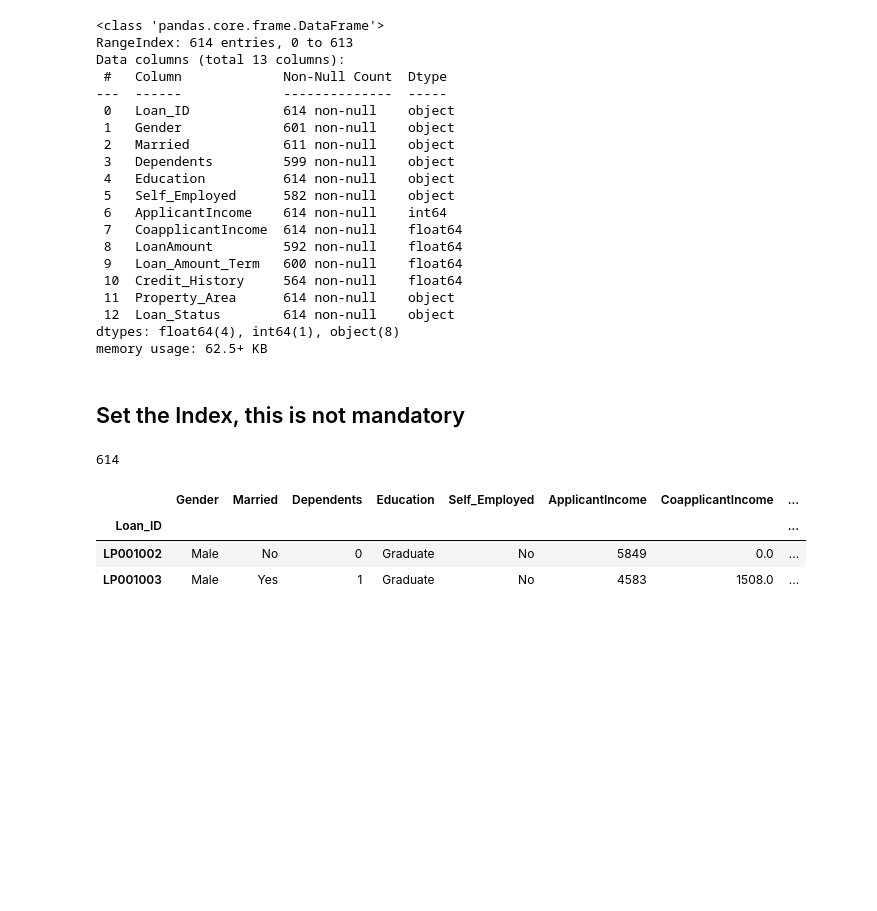
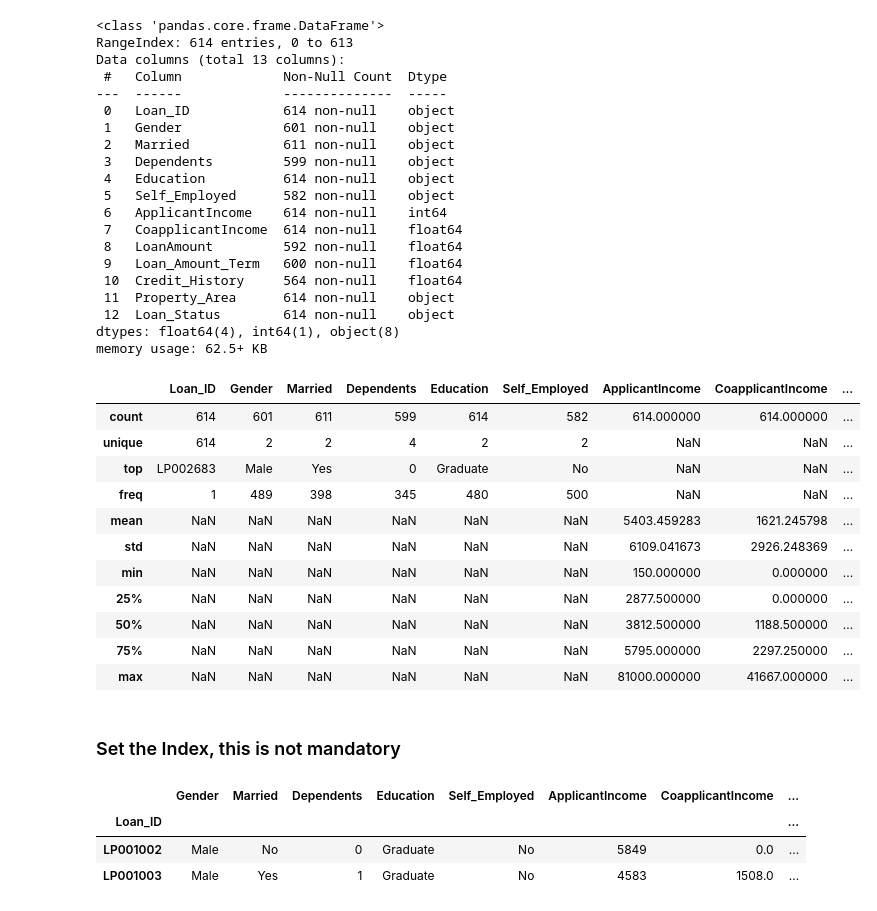
Before and after one commit to sdonapar/data_analysis_training, a Jupyter notebook: loan_predection.ipynb, the cells around one changed output. Drawn from its saved outputs; the diff is of its cells as text; code cells hidden in the pictures; blank space fills up the shorter version.

```diff
--- a/loan_predection.ipynb
+++ b/loan_predection.ipynb
@@ -73,12 +77,23 @@ Data columns (total 13 columns):
  12  Loan_Status        614 non-null    object
 dtypes: float64(4), int64(1), object(8)
 memory usage: 62.5+ KB
+# %%
+loan_df.describe(include="all")
+# %% [output]
+|  | Loan_ID | Gender | Married | Dependents | Education | Self_Employed | ApplicantIncome | CoapplicantIncome | ... |
+| count | 614 | 601 | 611 | 599 | 614 | 582 | 614.000000 | 614.000000 | ... |
+| unique | 614 | 2 | 2 | 4 | 2 | 2 | NaN | NaN | ... |
+| top | LP002683 | Male | Yes | 0 | Graduate | No | NaN | NaN | ... |
+| freq | 1 | 489 | 398 | 345 | 480 | 500 | NaN | NaN | ... |
+| mean | NaN | NaN | NaN | NaN | NaN | NaN | 5403.459283 | 1621.245798 | ... |
+| std | NaN | NaN | NaN | NaN | NaN | NaN | 6109.041673 | 2926.248369 | ... |
+| min | NaN | NaN | NaN | NaN | NaN | NaN | 150.000000 | 0.000000 | ... |
+| 25% | NaN | NaN | NaN | NaN | NaN | NaN | 2877.500000 | 0.000000 | ... |
+| 50% | NaN | NaN | NaN | NaN | NaN | NaN | 3812.500000 | 1188.500000 | ... |
+| 75% | NaN | NaN | NaN | NaN | NaN | NaN | 5795.000000 | 2297.250000 | ... |
+| max | NaN | NaN | NaN | NaN | NaN | NaN | 81000.000000 | 41667.000000 | ... |
 # %% [markdown]
-## Set the Index, this is not mandatory
+### Set the Index, this is not mandatory
-# %%
-len(loan_df.Loan_ID.unique())
-# %% [output]
-614
 # %%
 loan_df = loan_df.set_index('Loan_ID')
 # %%
```
Also changed, not shown: parts of 67 cells of this notebook, 5 other files.
